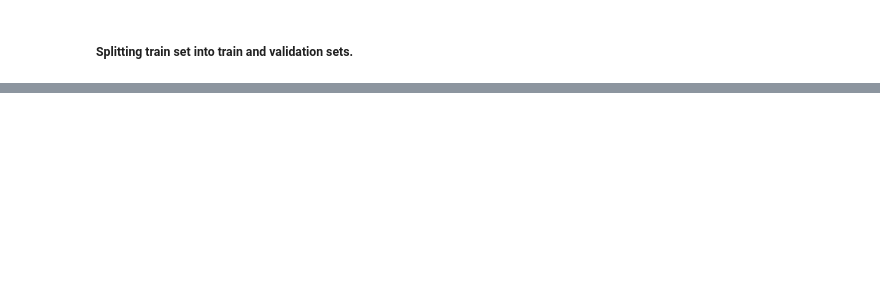
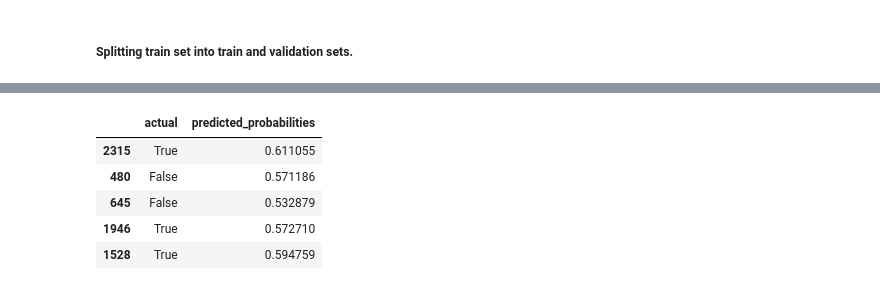
Before and after one commit to matthewzapata/twitter-trigger-warnings, a Jupyter notebook: trigger_warnings.ipynb, the cells around one changed output, grey strips where cells are left out. Cells and saved outputs as stored; diff of their text form; code cells hidden in the pictures; blank space fills up the shorter version.

```diff
--- a/trigger_warnings.ipynb
+++ b/trigger_warnings.ipynb
@@ -2204,0 +2223,15 @@ small_X_train, small_X_validation, small_y_train, small_y_validation = train_tes
+# %%
+cv_validation_rf = pd.DataFrame({'actual':small_y_validation})
+cv_validation_xgbc = pd.DataFrame({'actual':small_y_validation})
+
+cv_validation_rf['predicted_probabilities'] = final_rf.predict_proba(small_X_validation)[:,1]
+cv_validation_xgbc['predicted_probabilities'] = final_xgbc.predict_proba(small_X_validation)[:,1]
+# %%
+cv_validation_rf.head()
+# %% [output]
+|  | actual | predicted_probabilities |
+| 2315 | True | 0.611055 |
+| 480 | False | 0.571186 |
+| 645 | False | 0.532879 |
+| 1946 | True | 0.572710 |
+| 1528 | True | 0.594759 |
```
Also changed, not shown: parts of 6 cells of this notebook.
